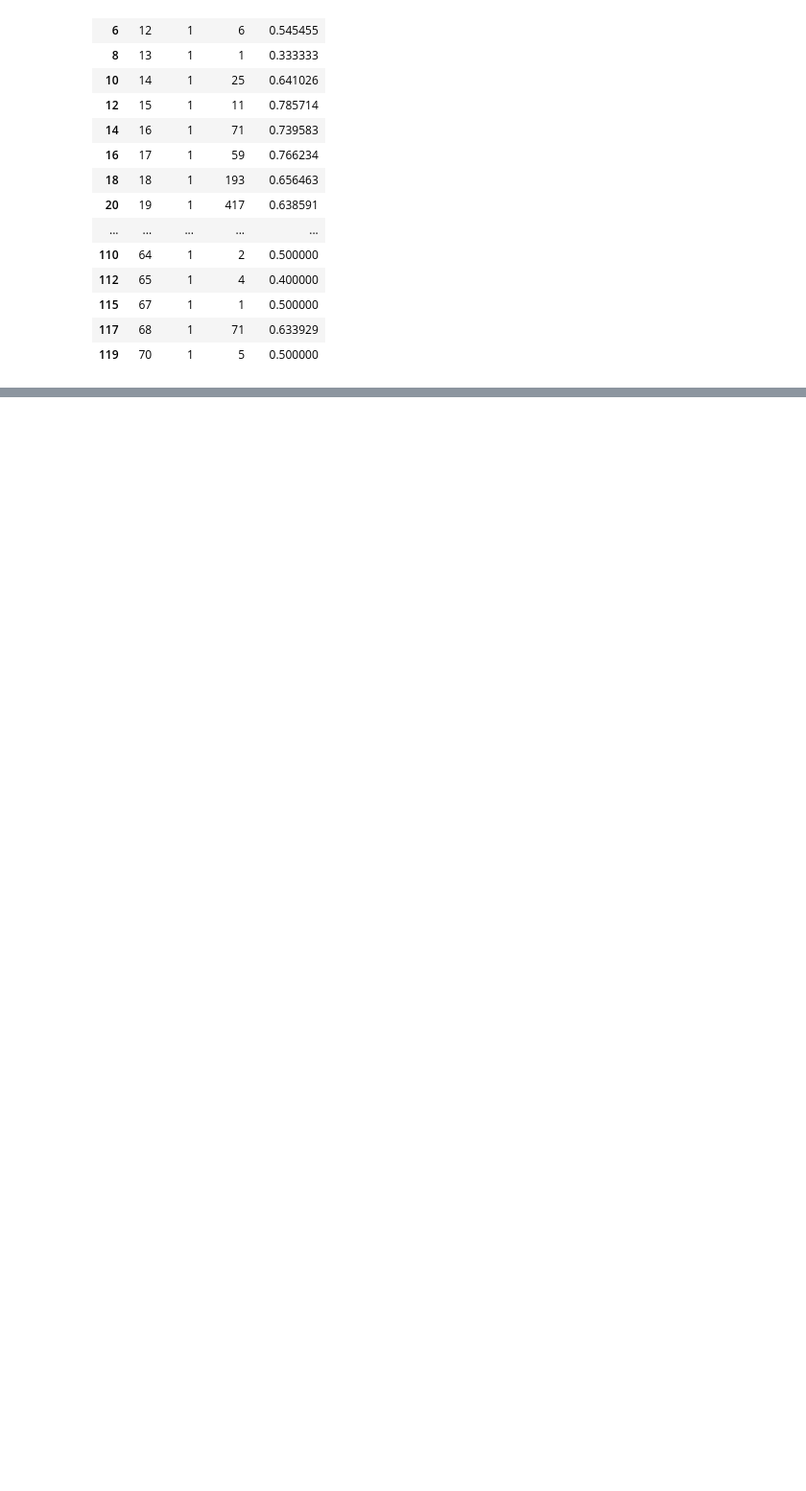
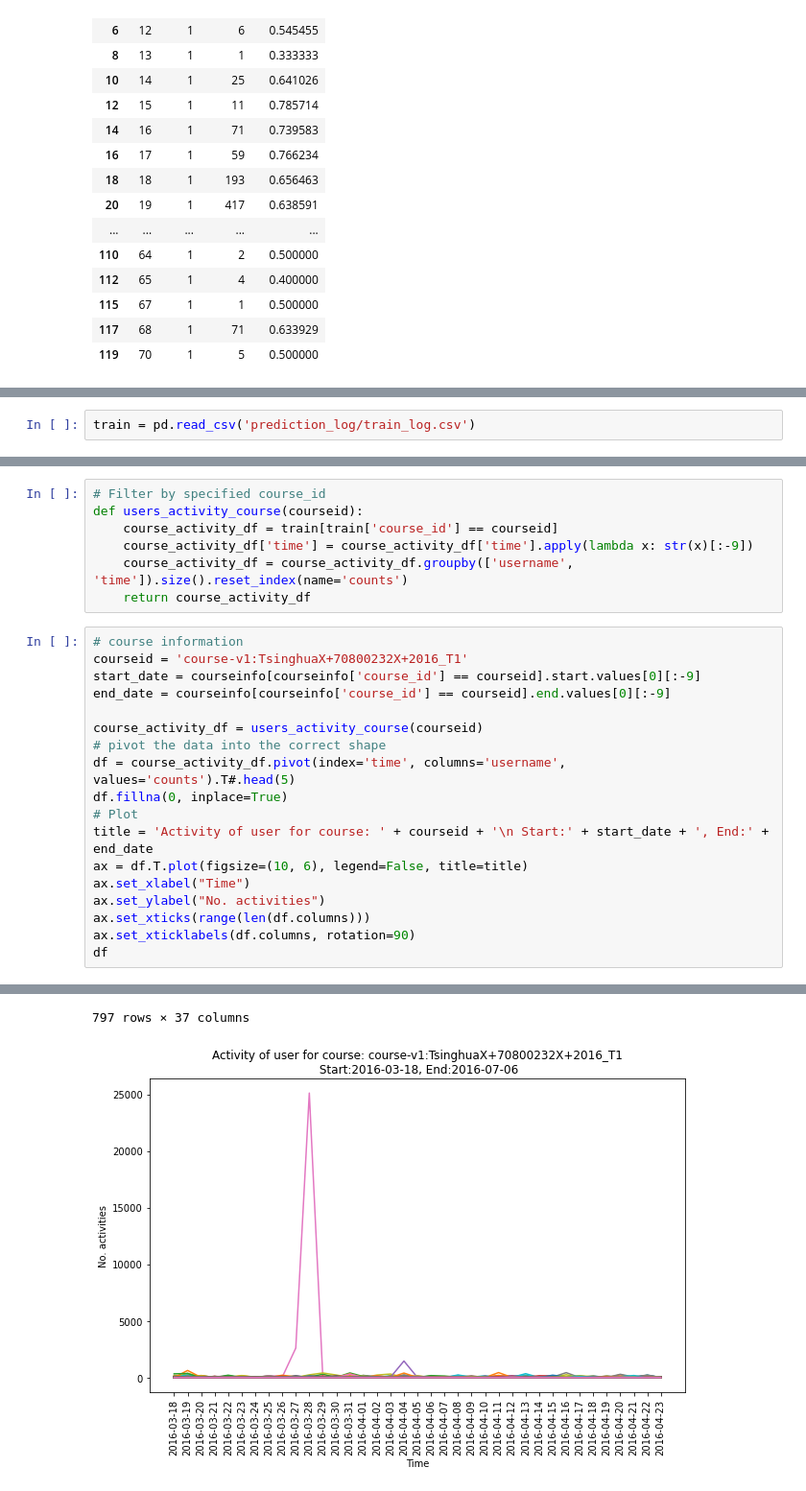
Before and after one commit to matteorusso/AIED, a Jupyter notebook: XuetangX - Data Exploration.ipynb, the cells around one changed output, grey strips where cells are left out. Shown at 96% size. Cells and saved outputs as stored; diff of their text form; blank space fills up the shorter version.

```diff
--- a/XuetangX - Data Exploration.ipynb
+++ b/XuetangX - Data Exploration.ipynb
@@ -141,3 +123,5 @@ plt.plot(drop_age['age'], drop_age['proportion'])
 # %% [output]
 [<matplotlib.lines.Line2D at 0x...>]
 [figure]
+# %%
+train = pd.read_csv('prediction_log/train_log.csv')
@@ -143,0 +144,26 @@ plt.plot(drop_age['age'], drop_age['proportion'])
+# %%
+# Filter by specified course_id
+def users_activity_course(courseid):
+    course_activity_df = train[train['course_id'] == courseid]
+    course_activity_df['time'] = course_activity_df['time'].apply(lambda x: str(x)[:-9])
+    course_activity_df = course_activity_df.groupby(['username', 'time']).size().reset_index(name='counts')
+    return course_activity_df
+# %%
+# course information
+courseid = 'course-v1:TsinghuaX+70800232X+2016_T1'
+start_date = courseinfo[courseinfo['course_id'] == courseid].start.values[0][:-9]
+end_date = courseinfo[courseinfo['course_id'] == courseid].end.values[0][:-9]
+
+course_activity_df = users_activity_course(courseid)
+# pivot the data into the correct shape
+df = course_activity_df.pivot(index='time', columns='username', values='counts').T#.head(5)
+df.fillna(0, inplace=True)
+# Plot
+title = 'Activity of user for course: ' + courseid + '\n Start:' + start_date + ', End:' + end_date
+ax = df.T.plot(figsize=(10, 6), legend=False, title=title)
+ax.set_xlabel("Time")
+ax.set_ylabel("No. activities")
+ax.set_xticks(range(len(df.columns)))
+ax.set_xticklabels(df.columns, rotation=90)
+df
+# %% [output]
@@ -143,0 +188,2 @@ plt.plot(drop_age['age'], drop_age['proportion'])
+797 rows × 37 columns
+[figure, added]
```
Also changed, not shown: parts of 6 cells of this notebook.
